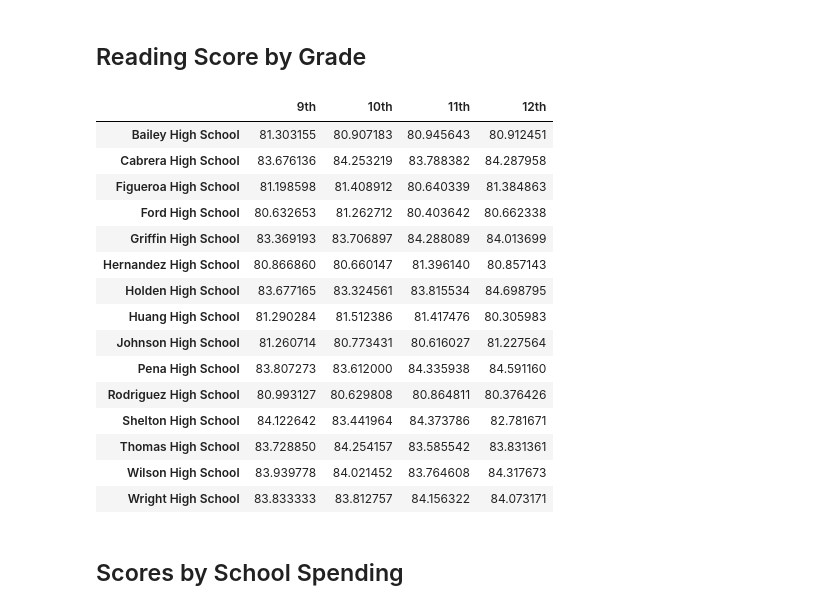
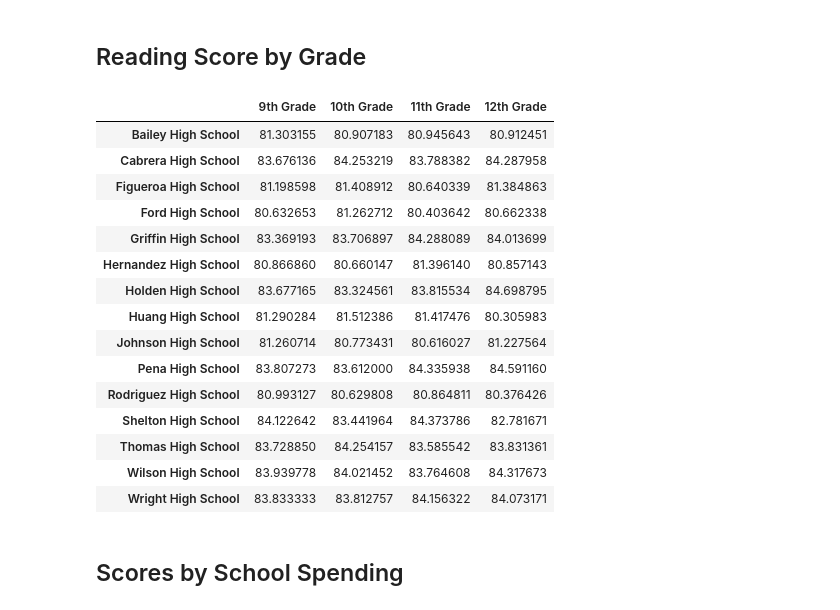
Before and after one commit to Adolph24/pandas-challenge, a Jupyter notebook: PyCitySchools.ipynb, the cells around one changed output. Cells and saved outputs as stored; diff of their text form; code cells hidden in the pictures.

```diff
--- a/PyCitySchools.ipynb
+++ b/PyCitySchools.ipynb
@@ -224,28 +461,34 @@ math_scores_by_grade
 ## Reading Score by Grade
 # %%
 # Use the code provided to separate the data by grade
-ninth_graders = school_data_complete[(school_data_complete["grade"] == "9th")]
-tenth_graders = school_data_complete[(school_data_complete["grade"] == "10th")]
-eleventh_graders = school_data_complete[(school_data_complete["grade"] == "11th")]
-twelfth_graders = school_data_complete[(school_data_complete["grade"] == "12th")]
+# Filter the data by grade
+ninth_graders = school_data_complete[school_data_complete["grade"] == "9th"]
+tenth_graders = school_data_complete[school_data_complete["grade"] == "10th"]
+eleventh_graders = school_data_complete[school_data_complete["grade"] == "11th"]
+twelfth_graders = school_data_complete[school_data_complete["grade"] == "12th"]
 
-# Group by `school_name` and take the mean of the the `reading_score` column for each.
-ninth_grade_reading_scores =
-tenth_grader_reading_scores =
-eleventh_grader_reading_scores =
-twelfth_grader_reading_scores =
+# Group by 'school_name' and calculate the mean reading scores for each grade
+ninth_grade_reading_scores = ninth_graders.groupby('school_name')['reading_score'].mean()
+tenth_grader_reading_scores = tenth_graders.groupby('school_name')['reading_score'].mean()
+eleventh_grader_reading_scores = eleventh_graders.groupby('school_name')['reading_score'].mean()
+twelfth_grader_reading_scores = twelfth_graders.groupby('school_name')['reading_score'].mean()
 
-# Combine each of the scores above into single DataFrame called `reading_scores_by_grade`
-reading_scores_by_grade =
+# Combine the scores into a single DataFrame
+reading_scores_by_grade = pd.DataFrame({
+    '9th Grade': ninth_grade_reading_scores,
+    '10th Grade': tenth_grader_reading_scores,
+    '11th Grade': eleventh_grader_reading_scores,
+    '12th Grade': twelfth_grader_reading_scores
+})
 
 # Minor data wrangling
-reading_scores_by_grade = reading_scores_by_grade[["9th", "10th", "11th", "12th"]]
+reading_scores_by_grade = reading_scores_by_grade[['9th Grade', '10th Grade', '11th Grade', '12th Grade']]
 reading_scores_by_grade.index.name = None
 
 # Display the DataFrame
 reading_scores_by_grade
 # %% [output]
-|  | 9th | 10th | 11th | 12th |
+|  | 9th Grade | 10th Grade | 11th Grade | 12th Grade |
 | Bailey High School | 81.303155 | 80.907183 | 80.945643 | 80.912451 |
 | Cabrera High School | 83.676136 | 84.253219 | 83.788382 | 84.287958 |
 | Figueroa High School | 81.198598 | 81.408912 | 80.640339 | 81.384863 |
```
Also changed, not shown: parts of 35 cells of this notebook.
